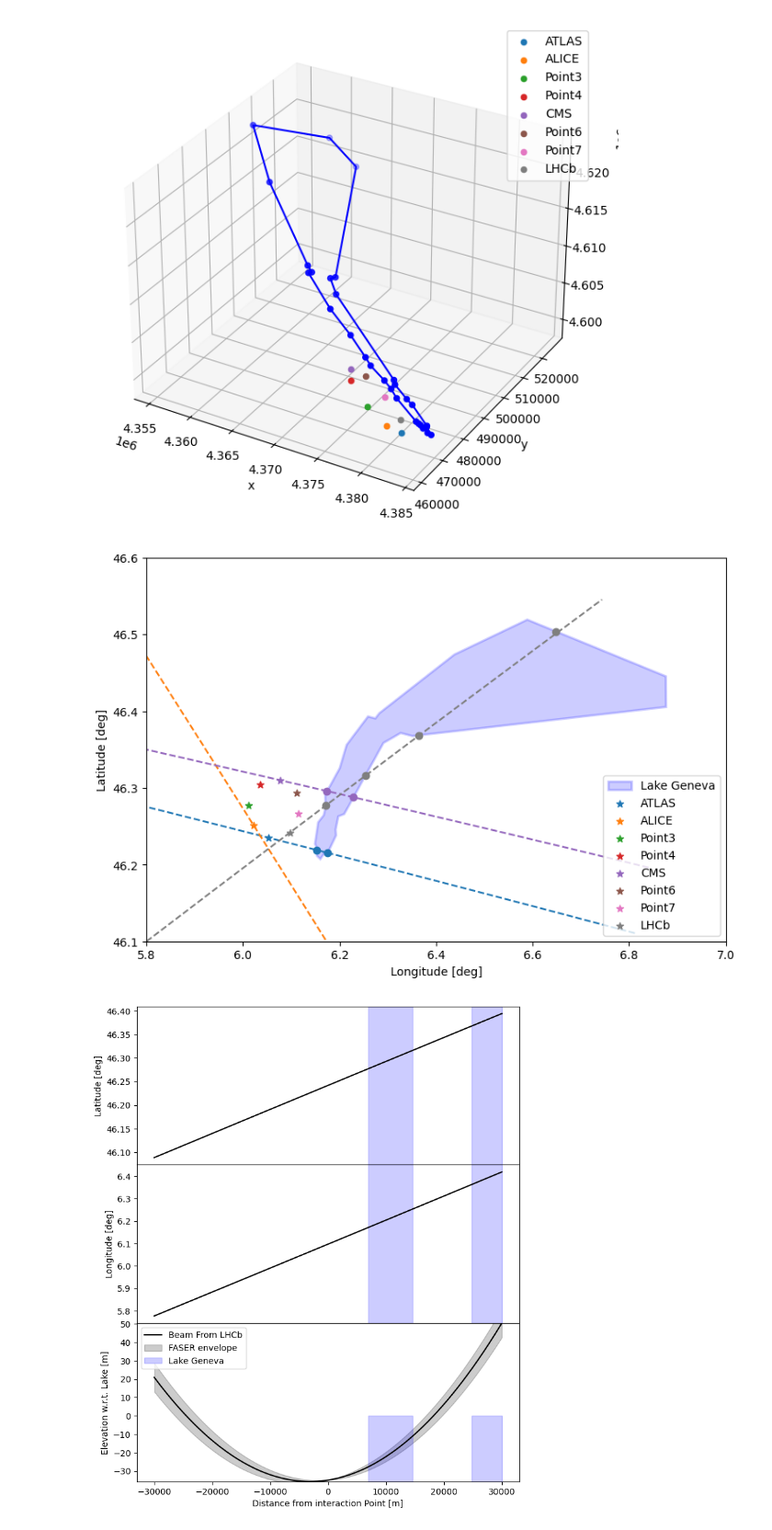
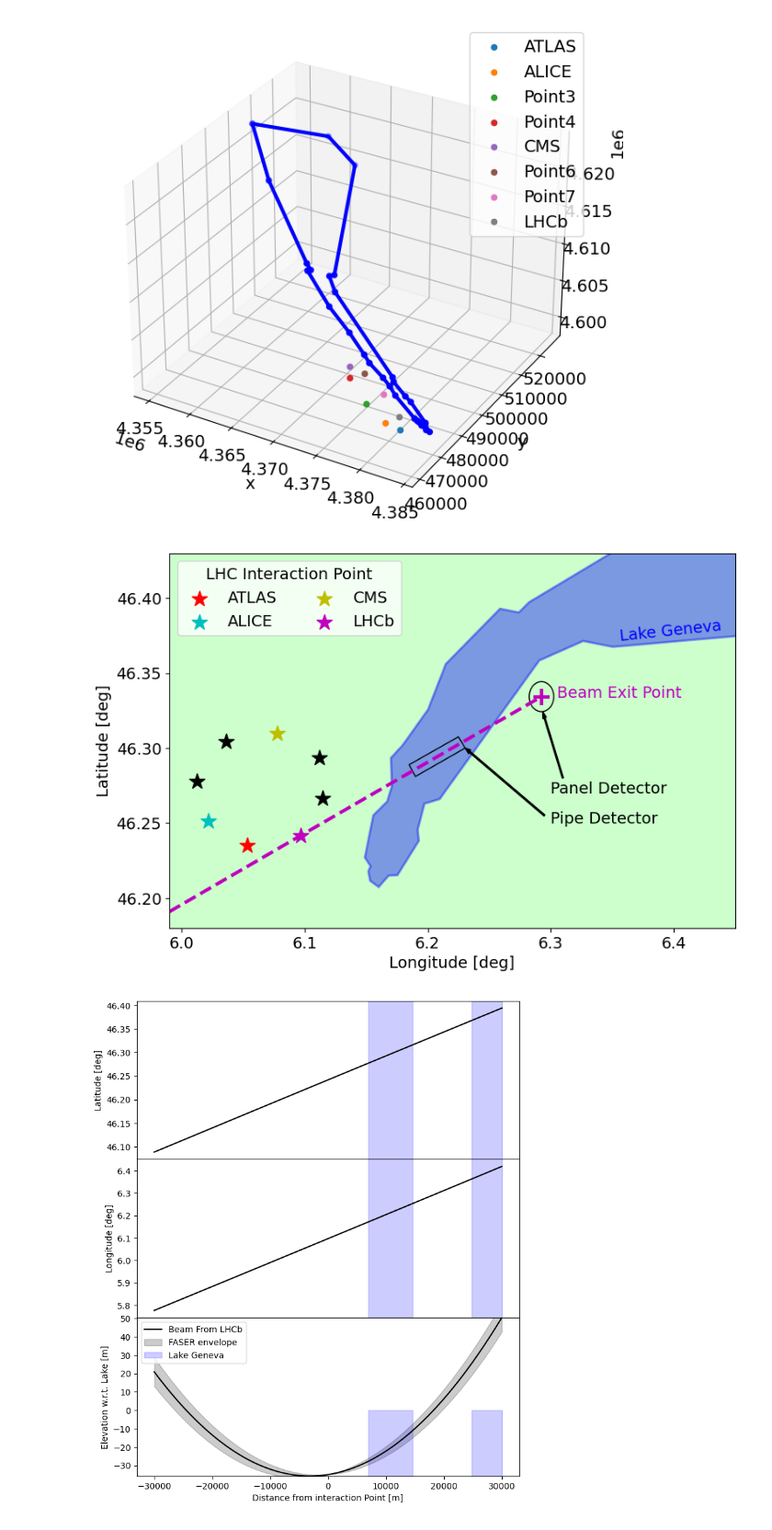
Before and after one commit to nickkamp1/Lake_Geneva_Neutrinos, a Jupyter notebook: Geometry.ipynb, the cells around one changed output. Shown at 92% size. Cells and saved outputs as stored; diff of their text form; code cells hidden in the pictures.

```diff
--- a/Geometry.ipynb
+++ b/Geometry.ipynb
@@ -3,7 +3,10 @@
 import numpy as np
 import pandas as pd
 import matplotlib.pyplot as plt
+plt.style.use("figures.mplstyle")
 import matplotlib.colors as mcolors
+from matplotlib.patches import Polygon
+
 import shapely
 
 # Function and class def|intions for defining LHC/Lake geometry
@@ -40,49 +43,74 @@ plt.ylabel('y')
 plt.tight_layout()
 plt.show()
 # %% [output]
-[figure, old version]
+[figure, new version]
 # %%
 fig = plt.figure(figsize=(9,6))
+ax = plt.gca()
+ax.set_facecolor((0,1,0,0.2))
 plt.fill(list(Lake_data['Longitude']) + [Lake_data['Longitude'][0]],
          list(Lake_data['Latitude']) + [Lake_data['Latitude'][0]],
-         color='blue',label='Lake Geneva',alpha=0.2,linewidth=2)
+         color='blue',alpha=0.4,linewidth=2)
 Lake_Crossings = {}
-for k,color in zip(list(LHC_data.index),mcolors.TABLEAU_COLORS):
+color_count = 0
+colors = ["r","c","y","m"]
+for k in list(LHC_data.index):
+    if "Point" in k: color = "black"
+    else:
+        color = colors[color_count]
+        color_count+=1
     Lake_Crossings[k] = []
     lines = plot_tangent_line_lat_long(LHC,
                                        np.array(LHC_data.loc[k,['X','Y','Z']]),
                                        np.array(LHC_data.loc[k,['CrossingOrientation','CrossingAngle']]),
-                                       limit=1 if 'Point' in k else 60000)
+                                       limit=1 if 'LHCb' not in k else 18000)
     center, earth_points = lines[0] # all lines are essentially the same
     plt.plot([p[1] for p in earth_points],
             [p[0] for p in earth_points],color=color,ls='--')
     plt.scatter(center[1],
                 center[0],
-                marker='*',color=color,label=k)
+                marker='*',s=200,color=color,label=k if not "Point" in k else None)
     if 'Point' in k: continue # don't consider points without collisions
+    if k!="LHCb": continue
     int1,int2 = calculate_intersections_with_lake(LHC,
                                                 np.array(LHC_data.loc[k,['X','Y','Z']]),
                                                 np.array(LHC_data.loc[k,['CrossingOrientation','CrossingAngle']]),
                                                 np.array(Lake_data[['Latitude','Longitude']]),
                                                 limit=50000000)
     for intersections in (int1,int2):
         if(type(intersections) == shapely.geometry.MultiLineString):
             for intersection in intersections.geoms:
                 for coord in list(intersection.coords):
                     Lake_Crossings[k].append(coord)
-                    plt.scatter(coord[1],coord[0],color=color)
         else:
             for coord in list(intersections.coords):
                 Lake_Crossings[k].append(coord)
-                plt.scatter(coord[1],coord[0],color=color)
+    # for coord in Lake_Crossings[k]:
+    #     plt.scatter(coord[1],coord[0],color=color)
 plt.xlabel('Longitude [deg]')
 plt.ylabel('Latitude [deg]')
-plt.legend(loc='lower right')
-plt.xlim(5.8,7.0)
-plt.ylim(46.1,46.6)
+plt.legend(loc='upper left',ncol=2,title="LHC Interaction Point")
+beam_exit = (6.292559636631747,46.33426874901515)
+plt.scatter(*beam_exit,marker='+',facecolors=colors[-1],s=200)
+plt.text(1.002*6.292559636631747,0.99999*46.33426874901515,'Beam Exit Point',
+         color=colors[-1],fontsize=14)
+plt.text(1.01*6.292559636631747,1.0008*46.33426874901515,'Lake Geneva',
+         color="blue",fontsize=14,rotation=6)
+pts = np.array([[6.19,46.281],[6.185,46.2889],[6.225,46.3075],[6.2305,46.3]])
+rectangle = Polygon(pts,edgecolor="black",facecolor="none")
+plt.arrow(6.295,46.255,pts[3][0]-6.295,pts[3][1]-46.255,length_includes_head=True,color="black")
+plt.text(6.3,46.25,"Pipe Detector",fontsize=14)
+plt.gca().add_patch(rectangle)
+circle = plt.Circle(beam_exit,0.01, fc='none',ec="black")
+plt.arrow(6.31,46.28,beam_exit[0]-6.309,beam_exit[1]-46.29,length_includes_head=True,color="black")
+plt.text(6.3,46.27,"Panel Detector",fontsize=14)
+plt.gca().add_patch(circle)
+plt.xlim(5.99,6.45)
+plt.ylim(46.18,46.43)
+plt.savefig("GeometryDiagram.pdf",dpi=100)
 plt.show()
 # %% [output]
-[figure, old version]
+[figure, new version]
 # %%
 for k in ['LHCb','CMS','ATLAS','Point6']:
     plot_tangent_line(LHC,
```
Also changed, not shown: 11 other files.
